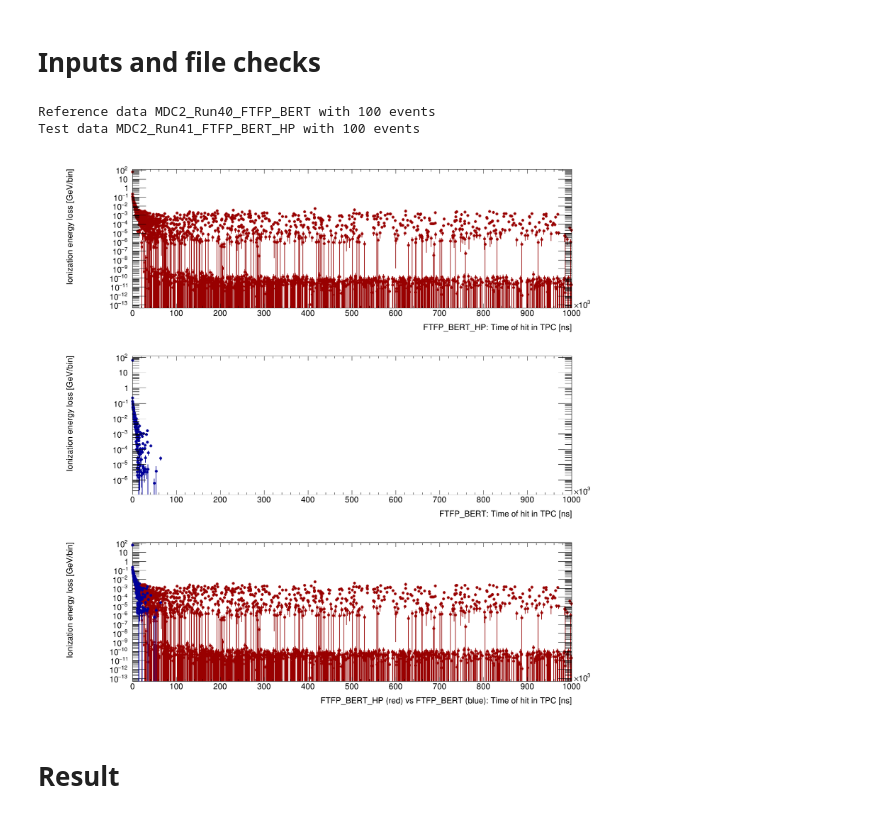
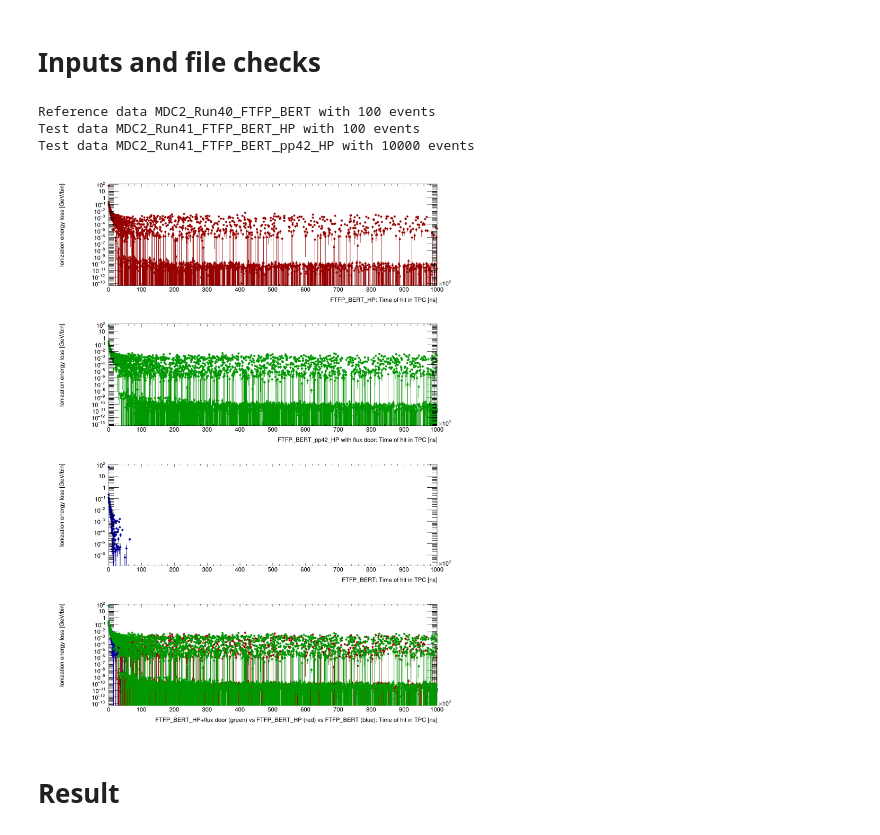
Before and after one commit to blackcathj/macros, a Jupyter notebook: detectors/sPHENIX/Plot.ipynb, the cells around one changed output. Drawn from its saved outputs; the diff is of its cells as text; code cells hidden in the pictures.

Commit message:
add pp data

```diff
--- a/detectors/sPHENIX/Plot.ipynb
+++ b/detectors/sPHENIX/Plot.ipynb
@@ -98,23 +98,39 @@ file_HP->GetObject("T", T_HP);
 
     cout <<"Test data MDC2_Run41_FTFP_BERT_HP with "<<T_HP->GetEntries("1")<<" events"<<endl;
 }
+
+
+TFile *file_pp42_HP = new TFile("data/MDC2_pp_Run42_FTFP_BERT.g4hits.list.DSTReader.root");
+TTree * T_pp42_HP = nullptr;
+
+file_pp42_HP->GetObject("T", T_pp42_HP);
+
+{
+    T_pp42_HP->Draw(">>elist", "Entry$<10000", "entrylist");
+    TEntryList *elist = (TEntryList*)gDirectory->Get("elist");
+    T_pp42_HP->SetEntryList(elist);
+
+    cout <<"Test data MDC2_Run41_FTFP_BERT_pp42_HP with "<<T_pp42_HP->GetEntries("1")<<" events"<<endl;
+}
 # %% [output]
 Reference data MDC2_Run40_FTFP_BERT with 100 events
 Test data MDC2_Run41_FTFP_BERT_HP with 100 events
+Test data MDC2_Run41_FTFP_BERT_pp42_HP with 10000 events
 # %%
 # ROOT.T.Show(0)
 # %%
 %%cpp
 
+TH1 * h_eIonTPCHitTime_pp42_HP = new TH1F("h_eIonTPCHitTime_pp42_HP",";FTFP_BERT_pp42_HP with flux door: Time of hit in TPC [ns];Ionization energy loss [GeV/bin]",10000,0,1000000);
 TH1 * h_eIonTPCHitTime_HP = new TH1F("h_eIonTPCHitTime_HP",";FTFP_BERT_HP: Time of hit in TPC [ns];Ionization energy loss [GeV/bin]",10000,0,1000000);
 TH1 * h_eIonTPCHitTime = new TH1F("h_eIonTPCHitTime",";FTFP_BERT: Time of hit in TPC [ns];Ionization energy loss [GeV/bin]",10000,0,1000000);
 {
 
     auto c1 = new TCanvas(TString("TimeScan") ,
                         TString("TimeScan"),
-                        1800, 1800);
+                        1800, 2400);
 
-    c1->Divide(1, 3);
+    c1->Divide(1, 4);
     int idx = 1;
     TPad *p;
 
@@ -126,35 +142,46 @@ TH1 * h_eIonTPCHitTime = new TH1F("h_eIonTPCHitTime",";FTFP_BERT: Time of hit in
         h_eIonTPCHitTime_HP->SetMarkerColor(kRed+2);
         h_eIonTPCHitTime_HP->SetLineColor(kRed+2);
         T_HP->Draw("G4HIT_TPC[].t[0]>>h_eIonTPCHitTime_HP","G4HIT_TPC[].edep");
+
+    }
+    {
+        p = (TPad *) c1->cd(idx++);
+        c1->Update();
+        p->SetLogy();
+
+        h_eIonTPCHitTime_pp42_HP->SetMarkerColor(kGreen+2);
+        h_eIonTPCHitTime_pp42_HP->SetLineColor(kGreen+2);
+        T_pp42_HP->Draw("G4HIT_TPC[].t[0]>>h_eIonTPCHitTime_pp42_HP","G4HIT_TPC[].edep");
 
     }
 
     {
         p = (TPad *) c1->cd(idx++);
         c1->Update();
         p->SetLogy();
 
         h_eIonTPCHitTime->SetMarkerColor(kBlue+2);
         h_eIonTPCHitTime->SetLineColor(kBlue+2);
         T->Draw("G4HIT_TPC[].t[0]>>h_eIonTPCHitTime","G4HIT_TPC[].edep");
 
     }
 
     {
         p = (TPad *) c1->cd(idx++);
         c1->Update();
         p->SetLogy();
         TH1 * h = (TH1 *) h_eIonTPCHitTime_HP->DrawClone();
-        h->GetXaxis()->SetTitle("FTFP_BERT_HP (red) vs FTFP_BERT (blue): Time of hit in TPC [ns]");
+        h->GetXaxis()->SetTitle("FTFP_BERT_HP+flux door (green) vs FTFP_BERT_HP (red) vs FTFP_BERT (blue): Time of hit in TPC [ns]");
         h_eIonTPCHitTime->DrawClone("SAME");
+        h_eIonTPCHitTime_pp42_HP->DrawClone("SAME");
 
     }
 
 
     c1->Draw();
 }
 # %% [output]
-[figure, old version]
+[figure, new version]
 # %% [markdown]
 # Result
 # %%
```
Also changed, not shown: parts of 4 cells of this notebook, 1 other file.
